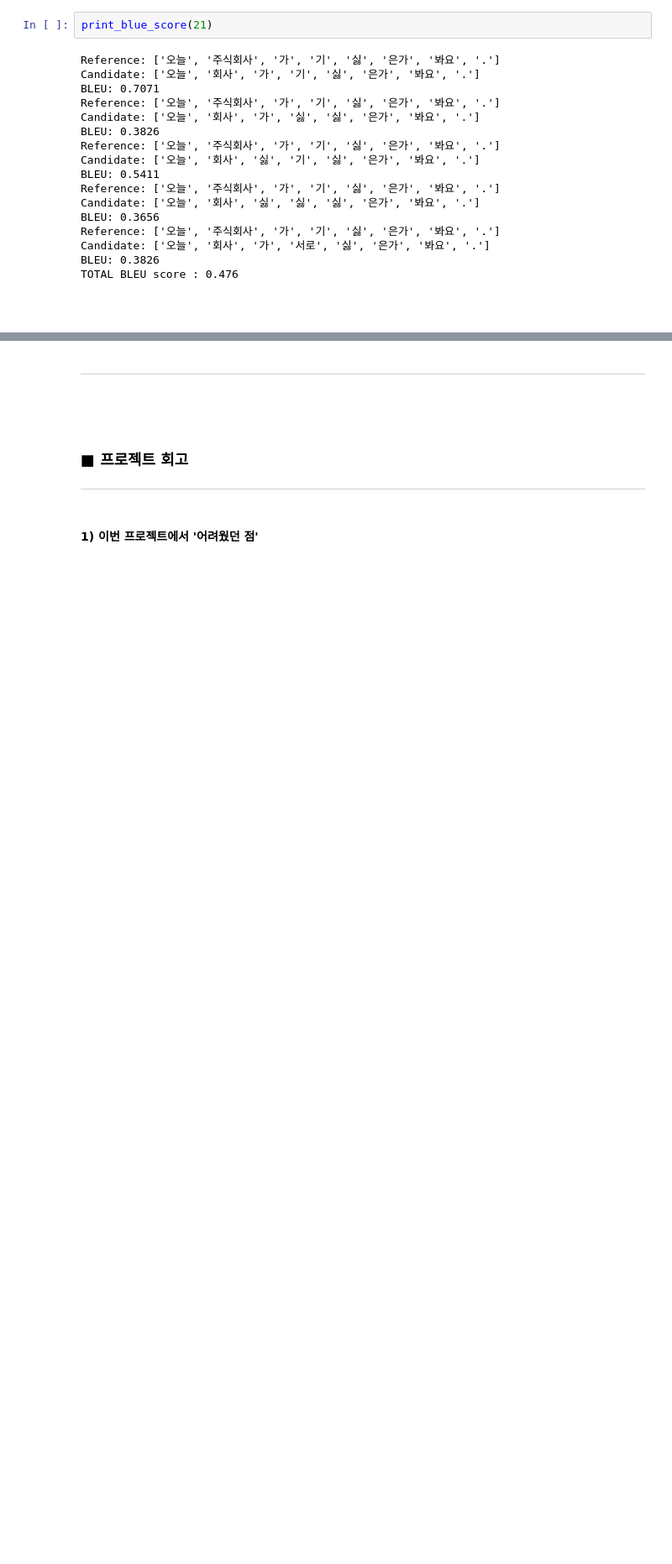
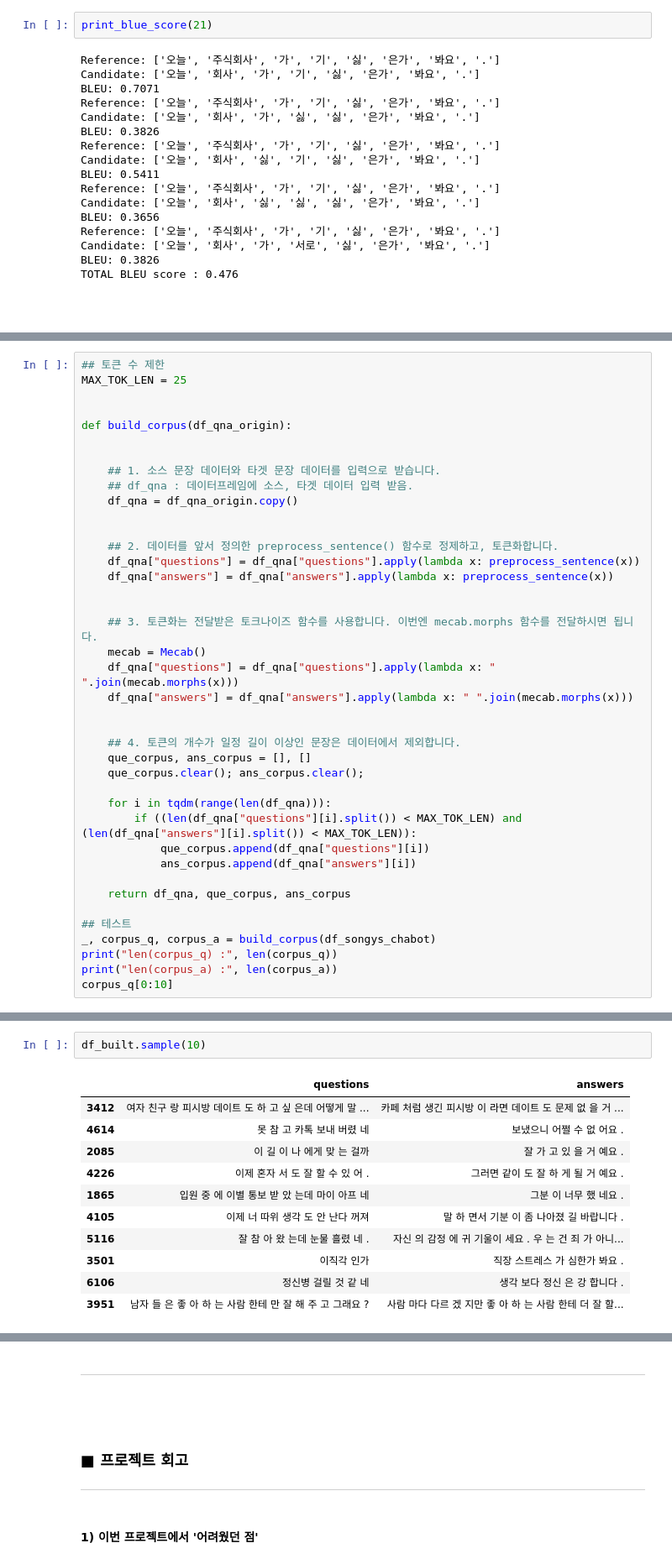
Before and after one commit to gem-ruby/gd_nlp_stages, a Jupyter notebook: [GD_NLP_S6]_Awesome_ChatBot.ipynb, the cells around one changed output, grey strips where cells are left out. Shown: that part at 84% size. Saved outputs shown, nothing was run; the diff lists cells and outputs as text; blank space fills up the shorter version.

```diff
--- a/[GD_NLP_S6]_Awesome_ChatBot.ipynb
+++ b/[GD_NLP_S6]_Awesome_ChatBot.ipynb
@@ -2278,0 +2656,40 @@ TOTAL BLEU score : 0.476
+# %%
+## 토큰 수 제한
+MAX_TOK_LEN = 25
+
+
+def build_corpus(df_qna_origin):
+
+
+    ## 1. 소스 문장 데이터와 타겟 문장 데이터를 입력으로 받습니다.
+    ## df_qna : 데이터프레임에 소스, 타겟 데이터 입력 받음.
+    df_qna = df_qna_origin.copy()
+
+
+    ## 2. 데이터를 앞서 정의한 preprocess_sentence() 함수로 정제하고, 토큰화합니다.
+    df_qna["questions"] = df_qna["questions"].apply(lambda x: preprocess_sentence(x))
+    df_qna["answers"] = df_qna["answers"].apply(lambda x: preprocess_sentence(x))
+
+
+    ## 3. 토큰화는 전달받은 토크나이즈 함수를 사용합니다. 이번엔 mecab.morphs 함수를 전달하시면 됩니다.
+    mecab = Mecab()
+    df_qna["questions"] = df_qna["questions"].apply(lambda x: " ".join(mecab.morphs(x)))
+    df_qna["answers"] = df_qna["answers"].apply(lambda x: " ".join(mecab.morphs(x)))
+
+
+    ## 4. 토큰의 개수가 일정 길이 이상인 문장은 데이터에서 제외합니다.
+    que_corpus, ans_corpus = [], []
+    que_corpus.clear(); ans_corpus.clear();
+
+    for i in tqdm(range(len(df_qna))):
+        if ((len(df_qna["questions"][i].split()) < MAX_TOK_LEN) and (len(df_qna["answers"][i].split()) < MAX_TOK_LEN)):
+            que_corpus.append(df_qna["questions"][i])
+            ans_corpus.append(df_qna["answers"][i])
+
+    return df_qna, que_corpus, ans_corpus
+
+## 테스트
+_, corpus_q, corpus_a = build_corpus(df_songys_chabot)
+print("len(corpus_q) :", len(corpus_q))
+print("len(corpus_a) :", len(corpus_a))
+corpus_q[0:10]
@@ -2278,0 +2878,14 @@ TOTAL BLEU score : 0.476
+# %%
+df_built.sample(10)
+# %% [output]
+|  | questions | answers |
+| 3412 | 여자 친구 랑 피시방 데이트 도 하 고 싶 은데 어떻게 말 ... | 카페 처럼 생긴 피시방 이 라면 데이트 도 문제 없 을 거 ... |
+| 4614 | 못 참 고 카톡 보내 버렸 네 | 보냈으니 어쩔 수 없 어요 . |
+| 2085 | 이 길 이 나 에게 맞 는 걸까 | 잘 가 고 있 을 거 예요 . |
+| 4226 | 이제 혼자 서 도 잘 할 수 있 어 . | 그러면 같이 도 잘 하 게 될 거 예요 . |
+| 1865 | 입원 중 에 이별 통보 받 았 는데 마이 아프 네 | 그분 이 너무 했 네요 . |
+| 4105 | 이제 너 따위 생각 도 안 난다 꺼져 | 말 하 면서 기분 이 좀 나아졌 길 바랍니다 . |
+| 5116 | 잘 참 아 왔 는데 눈물 흘렸 네 . | 자신 의 감정 에 귀 기울이 세요 . 우 는 건 죄 가 아니... |
+| 3501 | 이직각 인가 | 직장 스트레스 가 심한가 봐요 . |
+| 6106 | 정신병 걸릴 것 같 네 | 생각 보다 정신 은 강 합니다 . |
+| 3951 | 남자 들 은 좋 아 하 는 사람 한테 만 잘 해 주 고 그래요 ? | 사람 마다 다르 겠 지만 좋 아 하 는 사람 한테 더 잘 할... |
```
Also changed, not shown: parts of 126 cells of this notebook.
